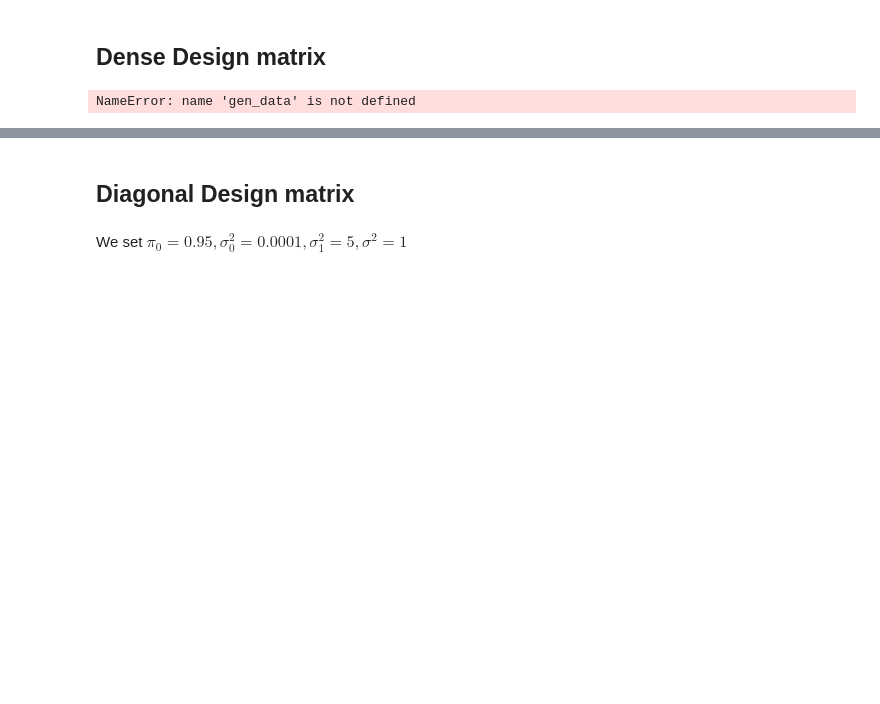
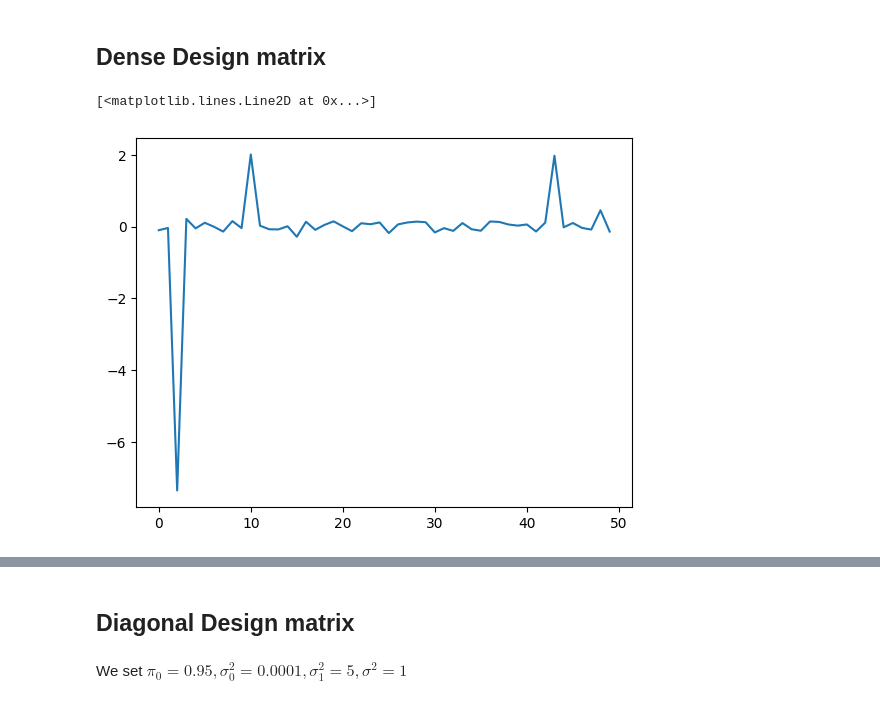
Before and after one commit to DongyueXie/misc, a Jupyter notebook: analysis/spike_slab_sampling.ipynb, the cells around one changed output, grey strips where cells are left out. Drawn from its saved outputs; the diff is of its cells as text; code cells hidden in the pictures; blank space fills up the shorter version.

```diff
--- a/analysis/spike_slab_sampling.ipynb
+++ b/analysis/spike_slab_sampling.ipynb
@@ -154,35 +187,35 @@ def gen_data(n,p,pi0,var0,var1,sigma2,XI = True):
 # %% [markdown]
 ## Dense Design matrix
 # %%
-n = 100
-p = 20
-pi0 = 0.8
-var0 = 1e-4
-var1 = 4
+n = 50
+p = 50
+pi0 = 0.95
+var0 = 0.01
+var1 = 25
 sigma2 = 1
 datax = gen_data(n,p,pi0,var0,var1,sigma2,XI=False)
 plt.plot(datax['beta'])
 
-fit = ssvs(datax['X'],datax['y'],pi0,var0,var1,
-ig_a=0.01,ig_b=0.01,n_burnin=1000,
-n_post=5000,
-printevery = 1000)
-upper_ci = np.apply_along_axis(np.quantile,0,fit['beta'],q=0.975)
-lower_ci = np.apply_along_axis(np.quantile,0,fit['beta'],q=0.025)
-pm = np.apply_along_axis(np.mean,0,fit['beta'])
-res = pd.DataFrame({'true_beta':np.squeeze(datax['beta']),
-'ols': np.squeeze(np.matmul(np.linalg.inv(np.matmul(datax['X'].T,datax['X'])),np.matmul(datax['X'].T,datax['y']))),
-'posterior_mean':pm,
-'lower':lower_ci,
-'upper':upper_ci})
-res
 
-idx = [i for i in range(p)]
-order_idx = np.argsort(datax['beta'])
-fig, ax = plt.subplots()
-ax.scatter(idx,pm[order_idx],s=1,color='black')
-ax.fill_between(idx,(lower_ci)[order_idx], (upper_ci)[order_idx], color='b', alpha=.1)
-ax.scatter(idx,datax['beta'][order_idx],s=0.8,color='red',marker='v')
-ax.legend(['posterior mean','95% credible set','True beta'])
+
+
+# upper_ci = np.apply_along_axis(np.quantile,0,fit['beta'],q=0.975)
+# lower_ci = np.apply_along_axis(np.quantile,0,fit['beta'],q=0.025)
+# pm = np.apply_along_axis(np.mean,0,fit['beta'])
+# res = pd.DataFrame({'true_beta':np.squeeze(datax['beta']),
+# 'ols': np.squeeze(np.matmul(np.linalg.inv(np.matmul(datax['X'].T,datax['X'])),np.matmul(datax['X'].T,datax['y']))),
+# 'posterior_mean':pm,
+# 'lower':lower_ci,
+# 'upper':upper_ci})
+# res
+
+# idx = [i for i in range(p)]
+# order_idx = np.argsort(datax['beta'])
+# fig, ax = plt.subplots()
+# ax.scatter(idx,pm[order_idx],s=1,color='black')
+# ax.fill_between(idx,(lower_ci)[order_idx], (upper_ci)[order_idx], color='b', alpha=.1)
+# ax.scatter(idx,datax['beta'][order_idx],s=0.8,color='red',marker='v')
+# ax.legend(['posterior mean','95% credible set','True beta'])
 # %% [output]
-NameError: name 'gen_data' is not defined
+[<matplotlib.lines.Line2D at 0x...>]
+[figure, added]
```
Also changed, not shown: parts of 19 cells of this notebook.
